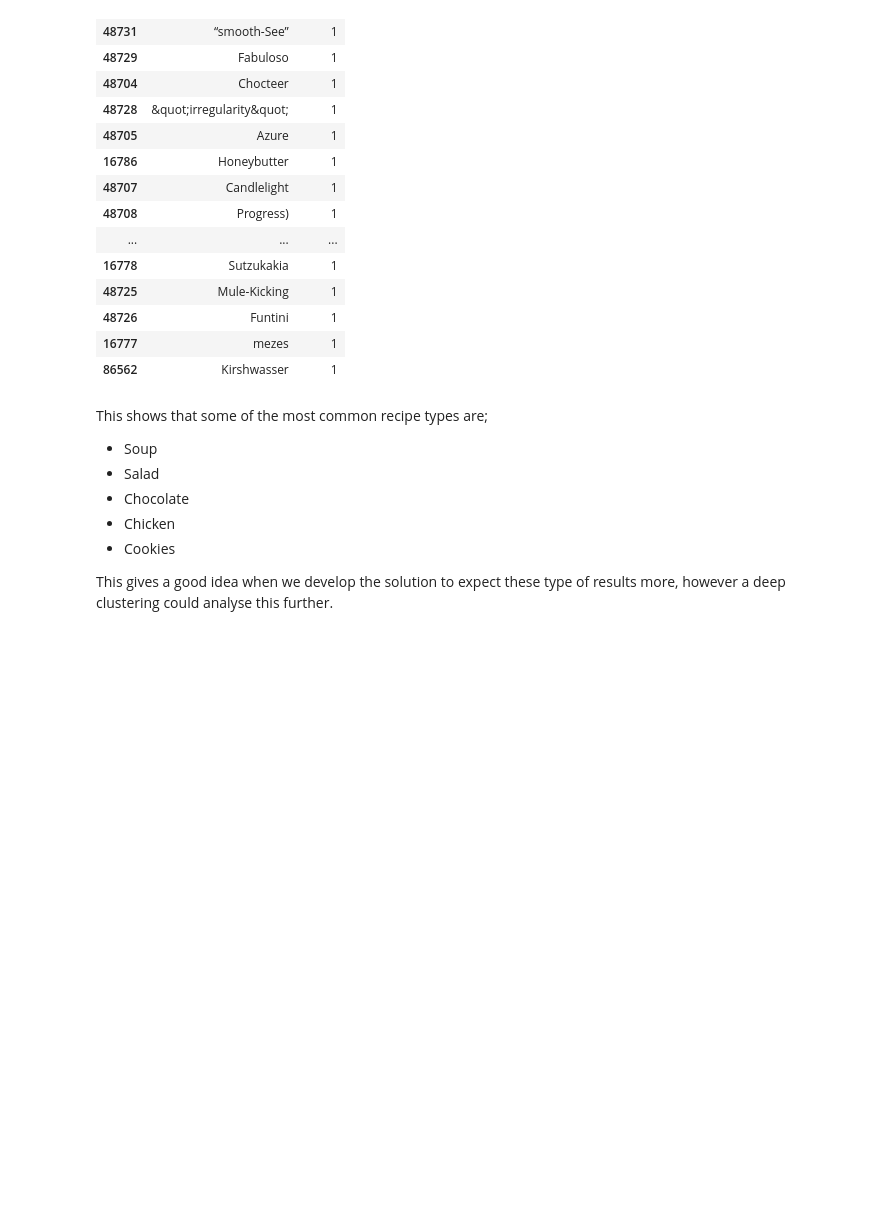
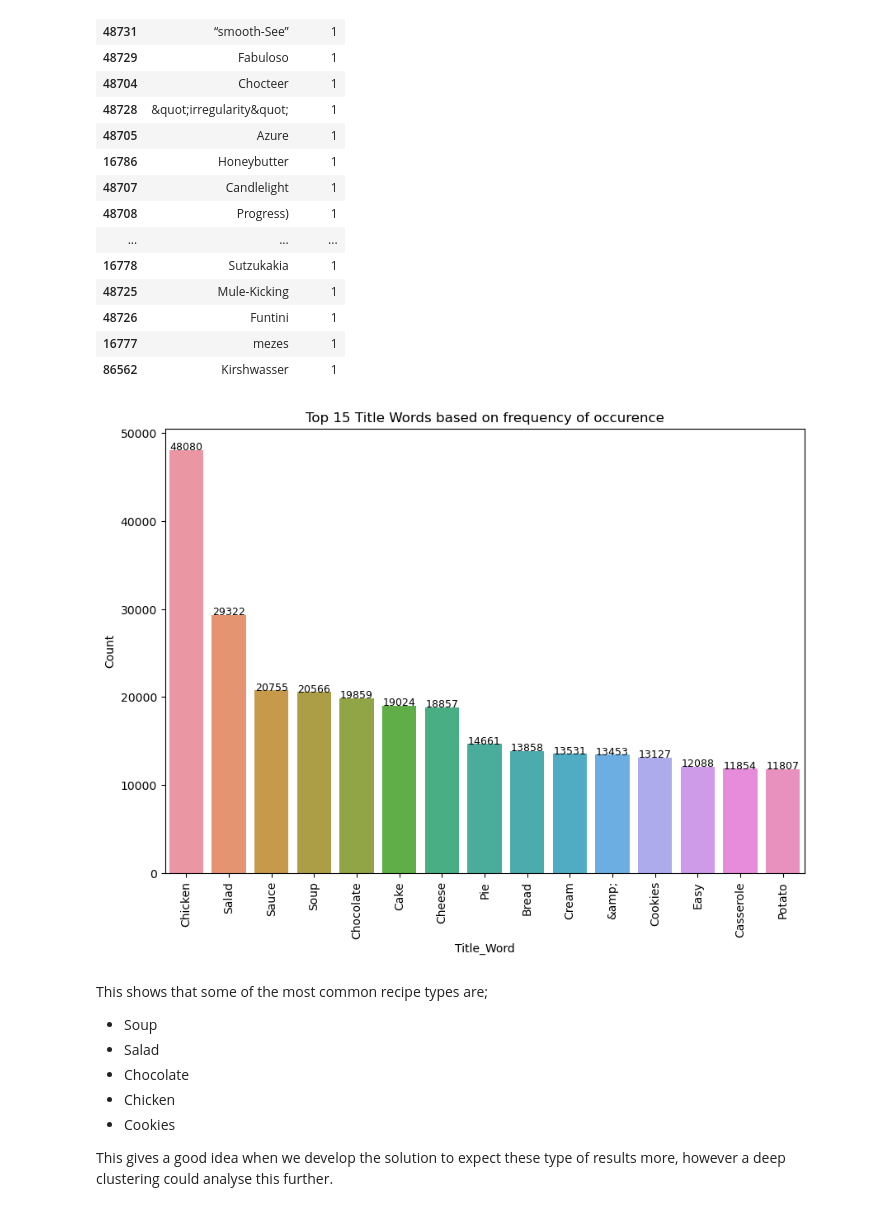
Before and after one commit to anupa-jayakody/Capstone_v3, a Jupyter notebook: Notebooks/Capstone_v3 - EDA.ipynb, the cells around one changed output. Cells and saved outputs as stored; diff of their text form; code cells hidden in the pictures; blank space fills up the shorter version.

```diff
--- a/Notebooks/Capstone_v3 - EDA.ipynb
+++ b/Notebooks/Capstone_v3 - EDA.ipynb
@@ -697,8 +717,39 @@ title_word_counts_df.tail(30)
 # %%
 #again dropping the rows with and & space to remove the skewness
 title_word_counts_df= title_word_counts_df.drop(68)
+title_word_counts_df= title_word_counts_df.drop(21)
 title_word_counts_df=title_word_counts_df.drop(66)
 title_word_counts_df=title_word_counts_df.drop(26)
+# %%
+#defining top n and botton n values
+top_n= 15
+bottom_n= 30
+
+#creating 2 dataframes for visualisation purpose with top n and botton n values
+
+df_top_title_words= title_word_counts_df .head(top_n)
+df_bottom_title_words= title_word_counts_df.tail(bottom_n)
+
+#creating a bar plot with the top title words
+
+x= df_top_title_words['Title_Word']
+y= df_top_title_words['Count']
+
+plt.figure(figsize= (10,7))
+ax= sns.barplot(data= df_top_title_words, x= df_top_title_words['Title_Word'], y= df_top_title_words['Count'])
+plt.xticks(rotation= 90)
+for bar in ax.patches:
+    data_values="{:.0f}".format(bar.get_height())
+    ax.text(bar.get_x() + bar.get_width()/2,  #label positions
+            bar.get_y() + bar.get_height(),
+            s=f'{data_values}',  #displaying the dynamic labels
+            ha='center', #position
+            color='black', #color
+            size=9) #size
+plt.title('Top 15 Title Words based on frequency of occurence')
+plt.show()
+# %% [output]
+[figure, added]
 # %% [markdown]
 This shows that some of the most common recipe types are;
 - Soup
```
Also changed, not shown: parts of 11 cells of this notebook, 1 other file.
